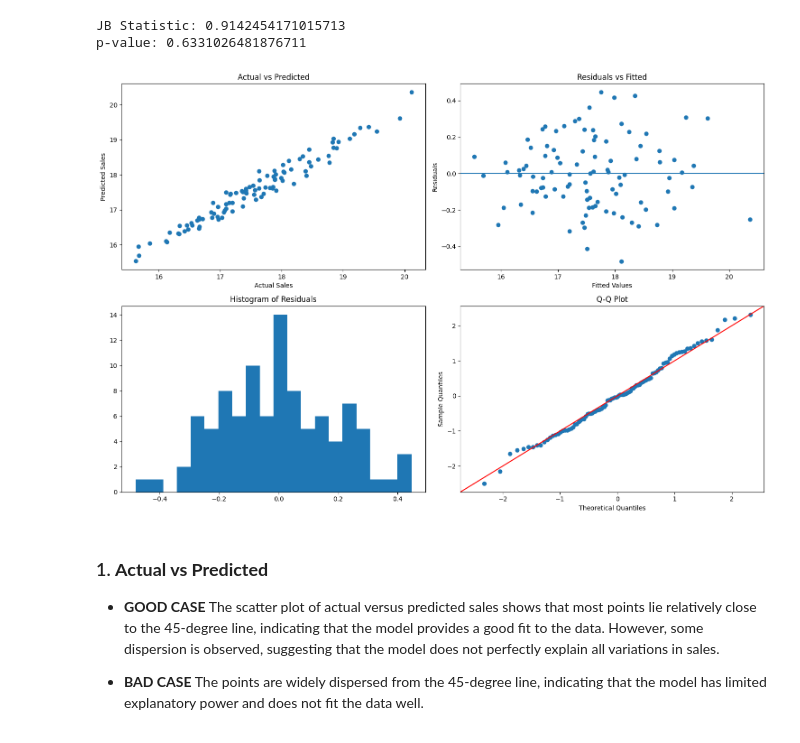
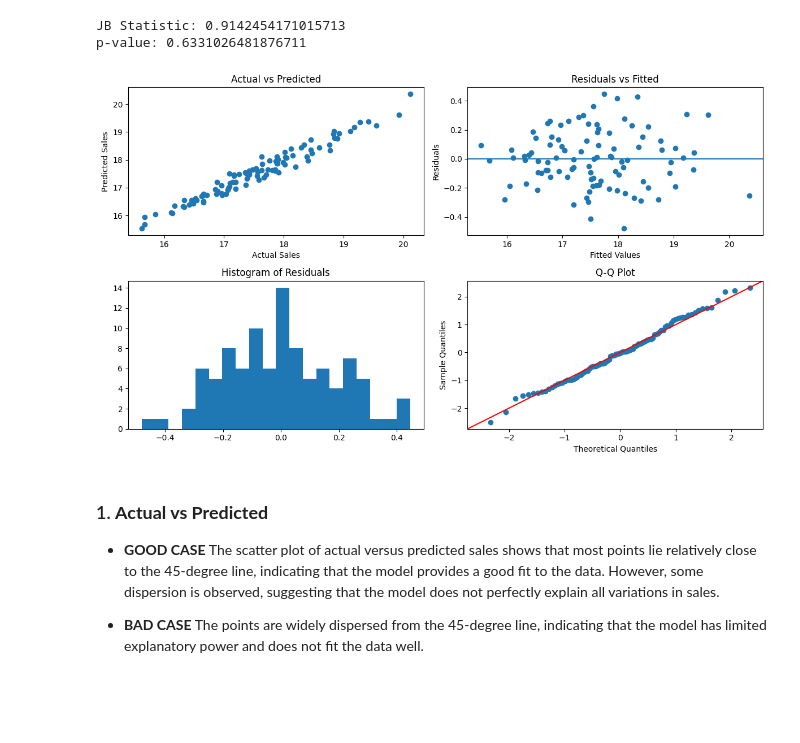
Before and after one commit to nassaraFX/run_models, a Jupyter notebook: regression_models.ipynb, the cells around one changed output. Drawn from its saved outputs; the diff is of its cells as text; code cells hidden in the pictures; blank space fills up the shorter version.

```diff
--- a/regression_models.ipynb
+++ b/regression_models.ipynb
@@ -788,37 +788,37 @@ p-value: 0.6331026481876711
 y_pred = model.fittedvalues
 residuals = model.resid
 
-plt.figure(figsize=(15,10))
+plt.figure(figsize=(12,7))
 
 # (1) Actual vs Predicted
 plt.subplot(2,2,1)
 plt.scatter(Y, y_pred)
 plt.xlabel("Actual Sales")
 plt.ylabel("Predicted Sales")
 plt.title("Actual vs Predicted")
 
 # (2) Residuals vs Fitted
 plt.subplot(2,2,2)
 plt.scatter(y_pred, residuals)
 plt.axhline(0)
 plt.xlabel("Fitted Values")
 plt.ylabel("Residuals")
 plt.title("Residuals vs Fitted")
 
 # (3) Histogram
 plt.subplot(2,2,3)
 plt.hist(residuals, bins=20)
 plt.title("Histogram of Residuals")
 
 # (4) Q-Q Plot (FIXED)
 plt.subplot(2,2,4)
 sm.qqplot(residuals, line='45', fit=True, ax=plt.gca())
 plt.title("Q-Q Plot")
 
 plt.tight_layout()
 plt.show()
 # %% [output]
-[figure, old version]
+[figure, new version]
 # %% [markdown]
 ### 1. **Actual vs Predicted**
 
```
Also changed, not shown: parts of 4 cells of this notebook.
